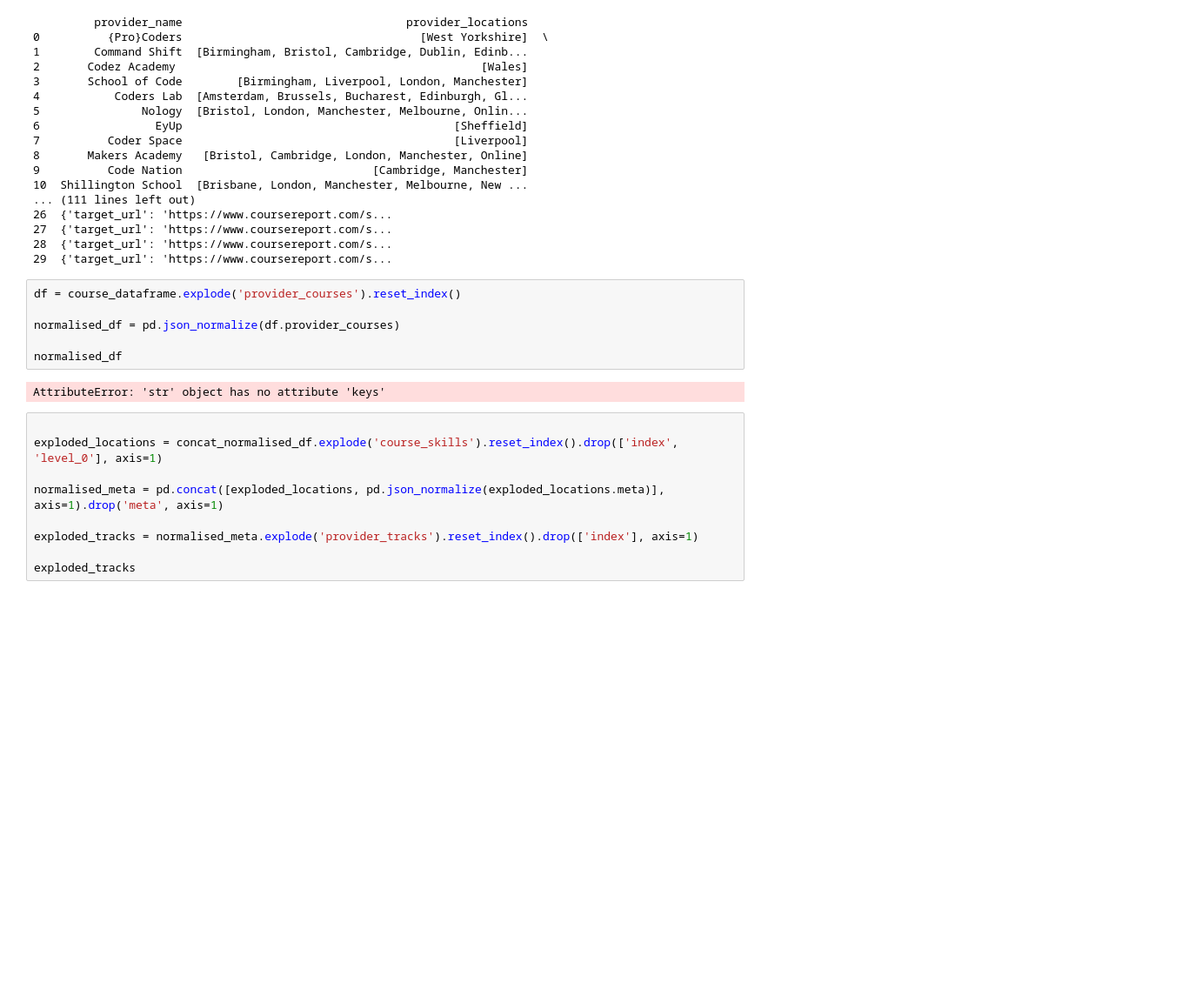
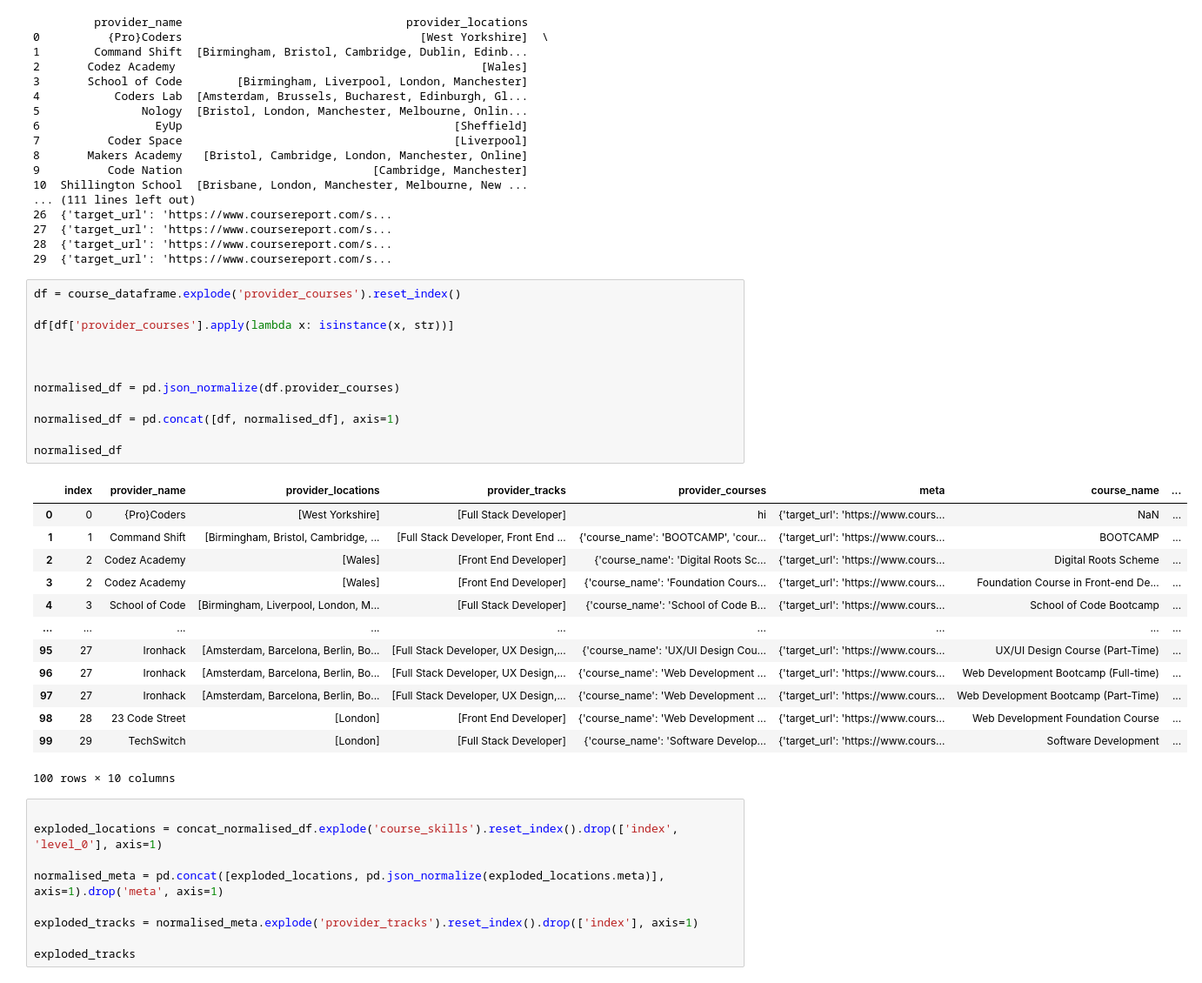
Before and after one commit to beaver-factory/bootcamp_benchmark, a Jupyter notebook: processor_course_report/app.ipynb, the cells around one changed output. Shown at 87% size. Saved outputs shown, nothing was run; the diff lists cells and outputs as text; blank space fills up the shorter version.

Commit message:
test: test dataframe contains correct columns

```diff
--- a/processor_course_report/app.ipynb
+++ b/processor_course_report/app.ipynb
@@ -48,11 +48,29 @@ print(course_dataframe)
 # %%
 df = course_dataframe.explode('provider_courses').reset_index()
 
+df[df['provider_courses'].apply(lambda x: isinstance(x, str))]
+
+
+
 normalised_df = pd.json_normalize(df.provider_courses)
 
+normalised_df = pd.concat([df, normalised_df], axis=1)
+
 normalised_df
 # %% [output]
+|  | index | provider_name | provider_locations | provider_tracks | provider_courses | meta | course_name | ... |
+| 0 | 0 | {Pro}Coders | [West Yorkshire] | [Full Stack Developer] | hi | {'target_url': 'https://www.cours... | NaN | ... |
+| 1 | 1 | Command Shift | [Birmingham, Bristol, Cambridge, ... | [Full Stack Developer, Front End ... | {'course_name': 'BOOTCAMP', 'cour... | {'target_url': 'https://www.cours... | BOOTCAMP | ... |
+| 2 | 2 | Codez Academy | [Wales] | [Front End Developer] | {'course_name': 'Digital Roots Sc... | {'target_url': 'https://www.cours... | Digital Roots Scheme | ... |
+| 3 | 2 | Codez Academy | [Wales] | [Front End Developer] | {'course_name': 'Foundation Cours... | {'target_url': 'https://www.cours... | Foundation Course in Front-end De... | ... |
+| 4 | 3 | School of Code | [Birmingham, Liverpool, London, M... | [Full Stack Developer] | {'course_name': 'School of Code B... | {'target_url': 'https://www.cours... | School of Code Bootcamp | ... |
+| ... | ... | ... | ... | ... | ... | ... | ... | ... |
+| 95 | 27 | Ironhack | [Amsterdam, Barcelona, Berlin, Bo... | [Full Stack Developer, UX Design,... | {'course_name': 'UX/UI Design Cou... | {'target_url': 'https://www.cours... | UX/UI Design Course (Part-Time) | ... |
+| 96 | 27 | Ironhack | [Amsterdam, Barcelona, Berlin, Bo... | [Full Stack Developer, UX Design,... | {'course_name': 'Web Development ... | {'target_url': 'https://www.cours... | Web Development Bootcamp (Full-time) | ... |
+| 97 | 27 | Ironhack | [Amsterdam, Barcelona, Berlin, Bo... | [Full Stack Developer, UX Design,... | {'course_name': 'Web Development ... | {'target_url': 'https://www.cours... | Web Development Bootcamp (Part-Time) | ... |
+| 98 | 28 | 23 Code Street | [London] | [Front End Developer] | {'course_name': 'Web Development ... | {'target_url': 'https://www.cours... | Web Development Foundation Course | ... |
+| 99 | 29 | TechSwitch | [London] | [Full Stack Developer] | {'course_name': 'Software Develop... | {'target_url': 'https://www.cours... | Software Development | ... |
-AttributeError: 'str' object has no attribute 'keys'
+100 rows × 10 columns
 # %%
 
 exploded_locations = concat_normalised_df.explode('course_skills').reset_index().drop(['index', 'level_0'], axis=1)
```
Also changed, not shown: 2 other files.
